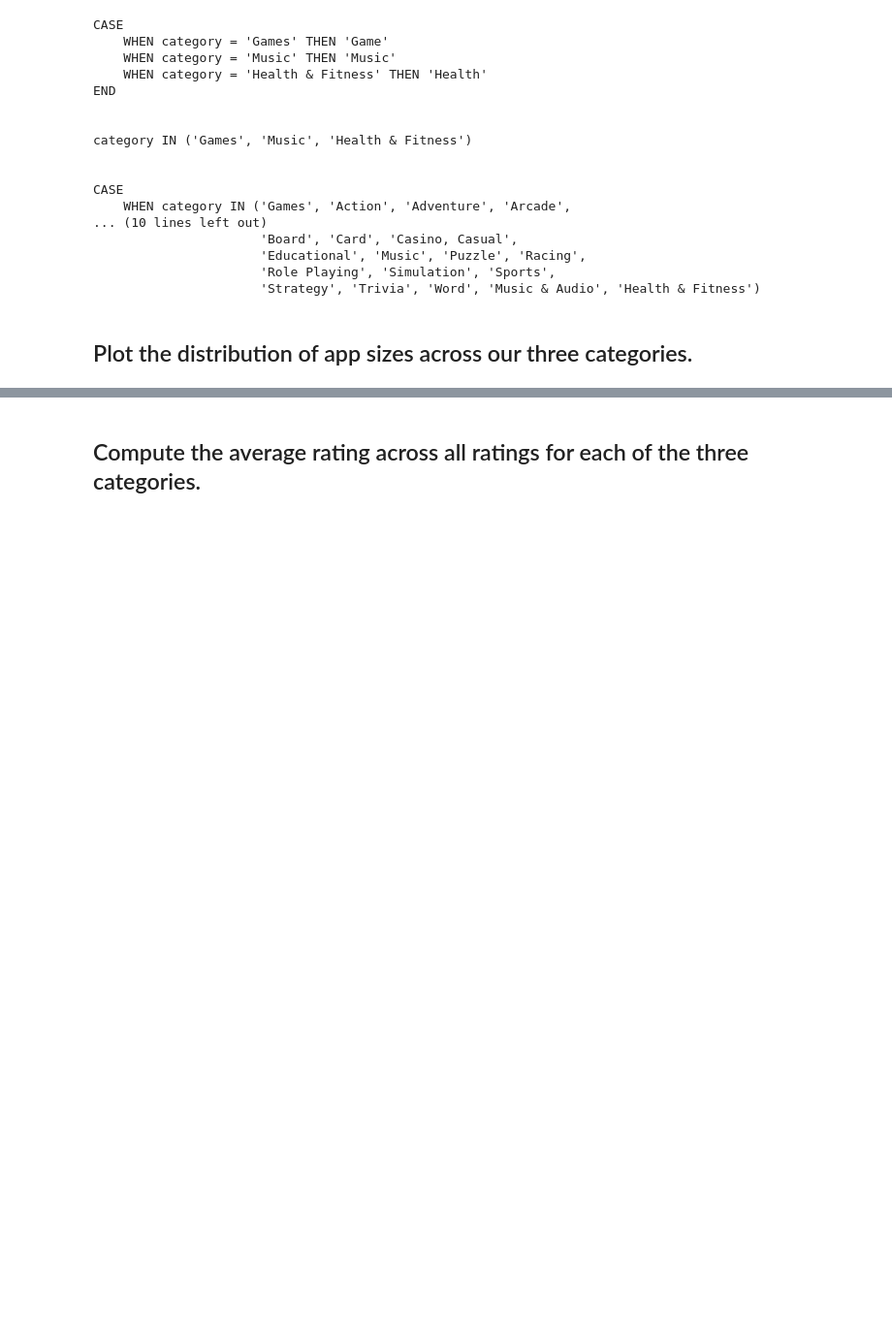
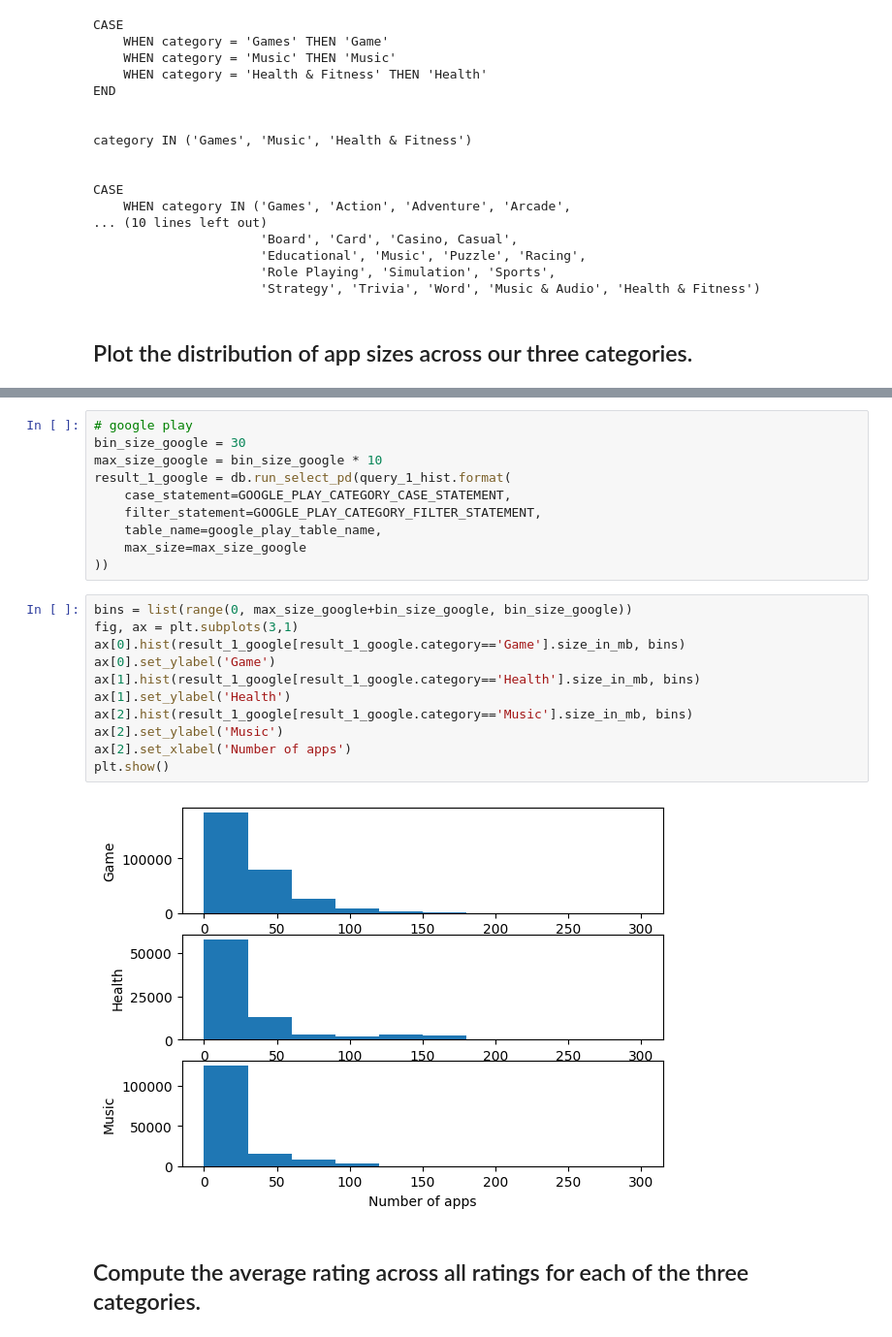
Before and after one commit to manMadeLogic/app-analysis, a Jupyter notebook: App analysis.ipynb, the cells around one changed output, grey strips where cells are left out. Shown at 97% size. Cells and saved outputs as stored; diff of their text form; blank space fills up the shorter version.

```diff
--- a/App analysis.ipynb
+++ b/App analysis.ipynb
@@ -79,3 +119,26 @@ print(result)
+# %%
+# google play
+bin_size_google = 30
+max_size_google = bin_size_google * 10
+result_1_google = db.run_select_pd(query_1_hist.format(
+    case_statement=GOOGLE_PLAY_CATEGORY_CASE_STATEMENT,
+    filter_statement=GOOGLE_PLAY_CATEGORY_FILTER_STATEMENT,
+    table_name=google_play_table_name,
+    max_size=max_size_google
+))
+# %%
+bins = list(range(0, max_size_google+bin_size_google, bin_size_google))
+fig, ax = plt.subplots(3,1)
+ax[0].hist(result_1_google[result_1_google.category=='Game'].size_in_mb, bins)
+ax[0].set_ylabel('Game')
+ax[1].hist(result_1_google[result_1_google.category=='Health'].size_in_mb, bins)
+ax[1].set_ylabel('Health')
+ax[2].hist(result_1_google[result_1_google.category=='Music'].size_in_mb, bins)
+ax[2].set_ylabel('Music')
+ax[2].set_xlabel('Number of apps')
+plt.show()
+# %% [output]
+[figure, added]
 # %% [markdown]
 ## Compute the average rating across all ratings for each of the three categories.
 # %%
```
Also changed, not shown: parts of 32 cells of this notebook, 4 other files.
